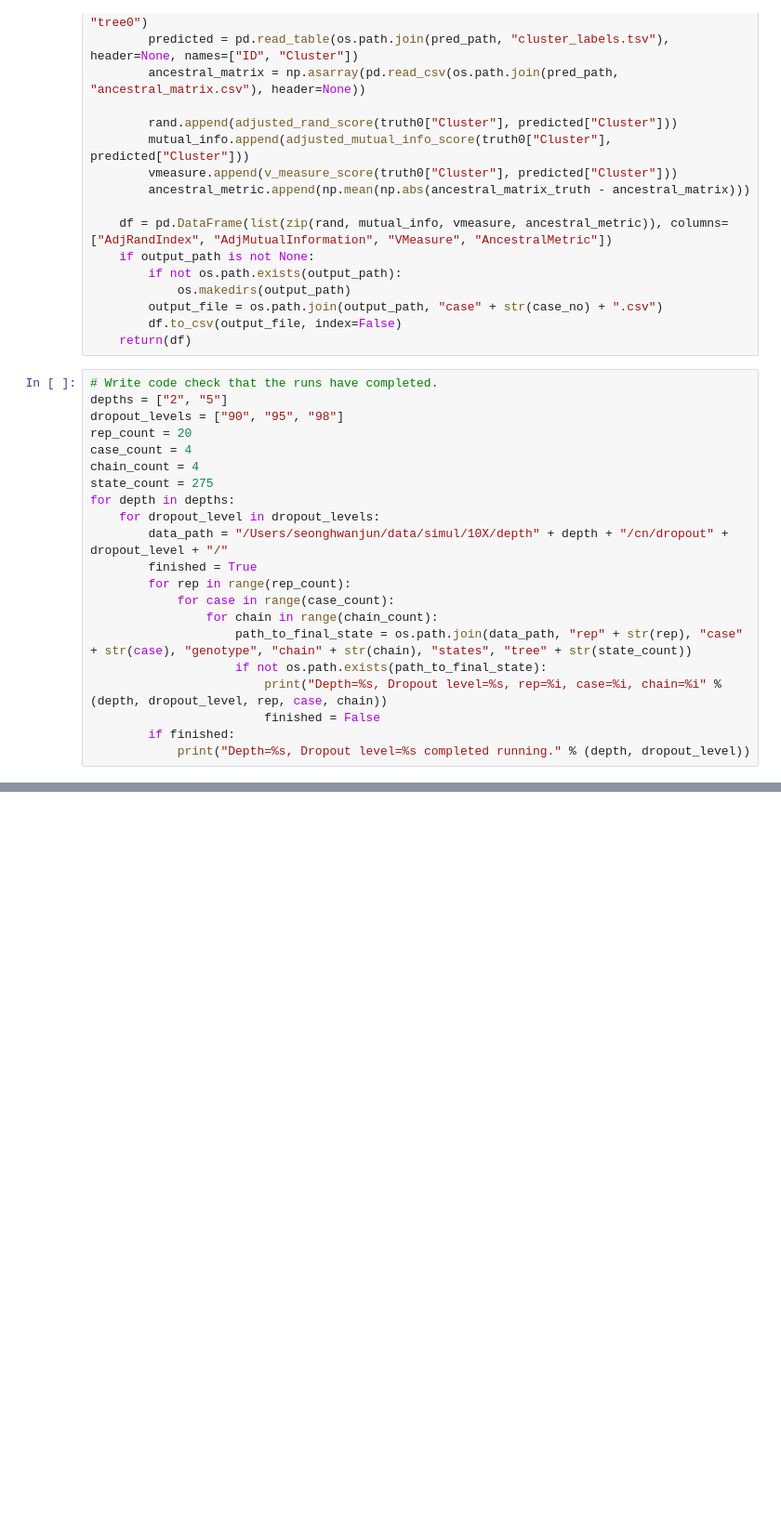
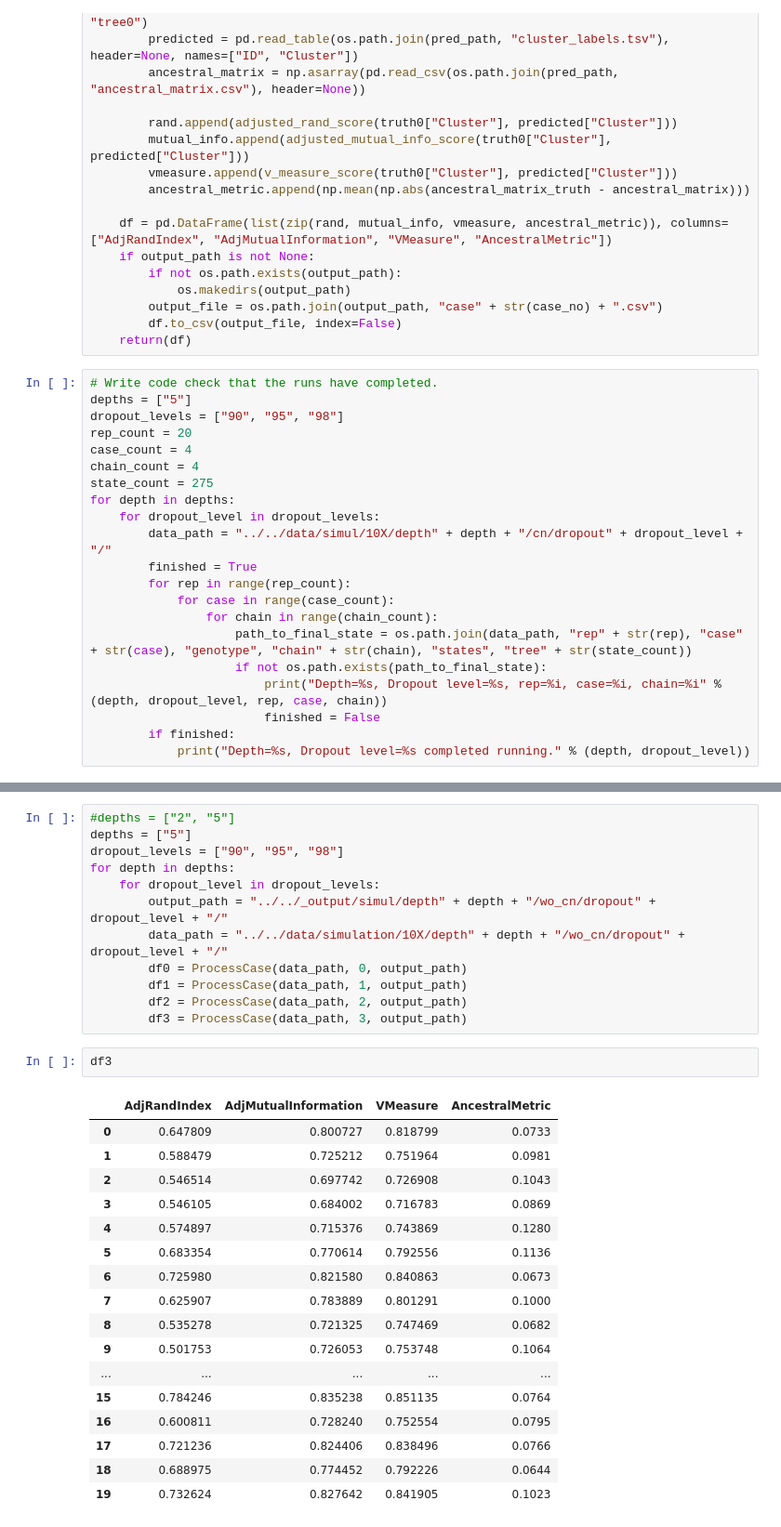
Before and after one commit to junseonghwan/PhylExAnalysis, a Jupyter notebook: notebook/simul/DepthSimulationStudy.ipynb, the cells around one changed output, grey strips where cells are left out. Shown: that part at 93% size. Saved outputs shown, nothing was run; the diff lists cells and outputs as text; blank space fills up the shorter version.

```diff
--- a/notebook/simul/DepthSimulationStudy.ipynb
+++ b/notebook/simul/DepthSimulationStudy.ipynb
@@ -44,7 +44,7 @@ def ProcessCase(data_path, case_no, output_path = None, rep_count = 20, chain_co
     return(df)
 # %%
 # Write code check that the runs have completed.
-depths = ["2", "5"]
+depths = ["5"]
 dropout_levels = ["90", "95", "98"]
 rep_count = 20
 case_count = 4
@@ -52,7 +52,7 @@ chain_count = 4
 state_count = 275
 for depth in depths:
     for dropout_level in dropout_levels:
-        data_path = "/Users/seonghwanjun/data/simul/10X/depth" + depth + "/cn/dropout" + dropout_level + "/"
+        data_path = "../../data/simul/10X/depth" + depth + "/cn/dropout" + dropout_level + "/"
         finished = True
         for rep in range(rep_count):
             for case in range(case_count):
@@ -73 +84,33 @@ Depth=5, Dropout level=98 completed running.
+# %%
+#depths = ["2", "5"]
+depths = ["5"]
+dropout_levels = ["90", "95", "98"]
+for depth in depths:
+    for dropout_level in dropout_levels:
+        output_path = "../../_output/simul/depth" + depth + "/wo_cn/dropout" + dropout_level + "/"
+        data_path = "../../data/simulation/10X/depth" + depth + "/wo_cn/dropout" + dropout_level + "/"
+        df0 = ProcessCase(data_path, 0, output_path)
+        df1 = ProcessCase(data_path, 1, output_path)
+        df2 = ProcessCase(data_path, 2, output_path)
+        df3 = ProcessCase(data_path, 3, output_path)
+# %%
+df3
+# %% [output]
+|  | AdjRandIndex | AdjMutualInformation | VMeasure | AncestralMetric |
+| 0 | 0.647809 | 0.800727 | 0.818799 | 0.0733 |
+| 1 | 0.588479 | 0.725212 | 0.751964 | 0.0981 |
+| 2 | 0.546514 | 0.697742 | 0.726908 | 0.1043 |
+| 3 | 0.546105 | 0.684002 | 0.716783 | 0.0869 |
+| 4 | 0.574897 | 0.715376 | 0.743869 | 0.1280 |
+| 5 | 0.683354 | 0.770614 | 0.792556 | 0.1136 |
+| 6 | 0.725980 | 0.821580 | 0.840863 | 0.0673 |
+| 7 | 0.625907 | 0.783889 | 0.801291 | 0.1000 |
+| 8 | 0.535278 | 0.721325 | 0.747469 | 0.0682 |
+| 9 | 0.501753 | 0.726053 | 0.753748 | 0.1064 |
+| ... | ... | ... | ... | ... |
+| 15 | 0.784246 | 0.835238 | 0.851135 | 0.0764 |
+| 16 | 0.600811 | 0.728240 | 0.752554 | 0.0795 |
+| 17 | 0.721236 | 0.824406 | 0.838496 | 0.0766 |
+| 18 | 0.688975 | 0.774452 | 0.792226 | 0.0644 |
+| 19 | 0.732624 | 0.827642 | 0.841905 | 0.1023 |
 # %%
```
Also changed, not shown: parts of 2 cells of this notebook, 36 other files.
